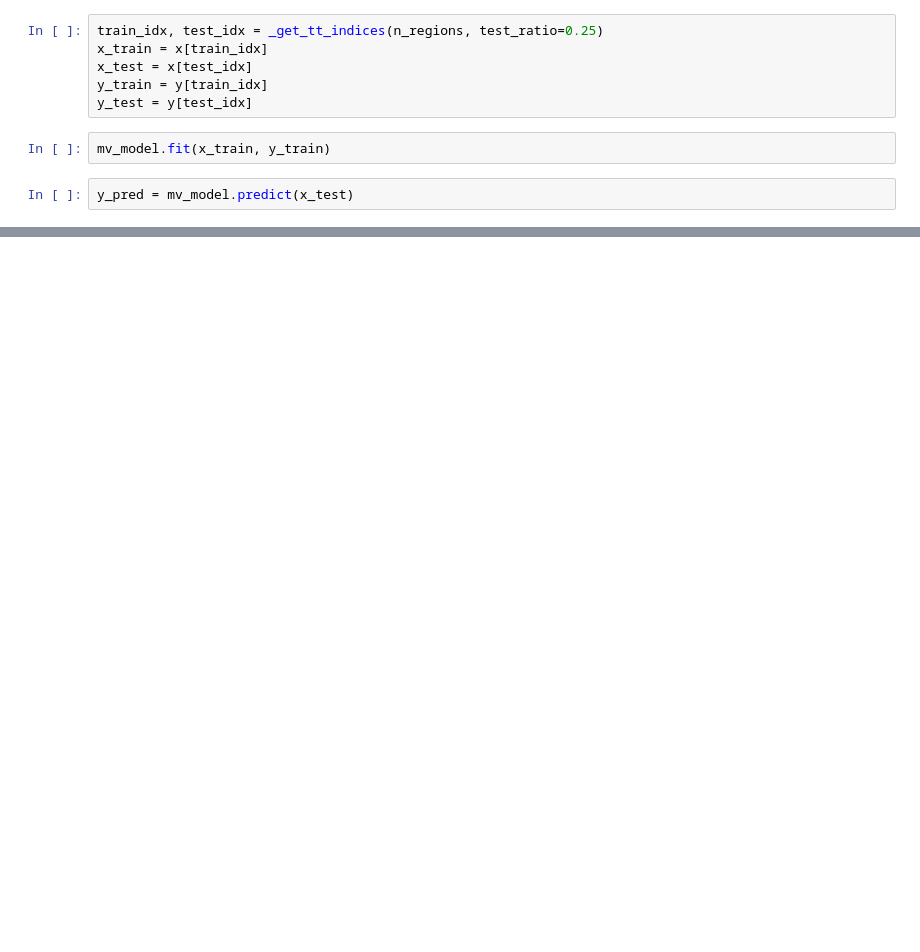
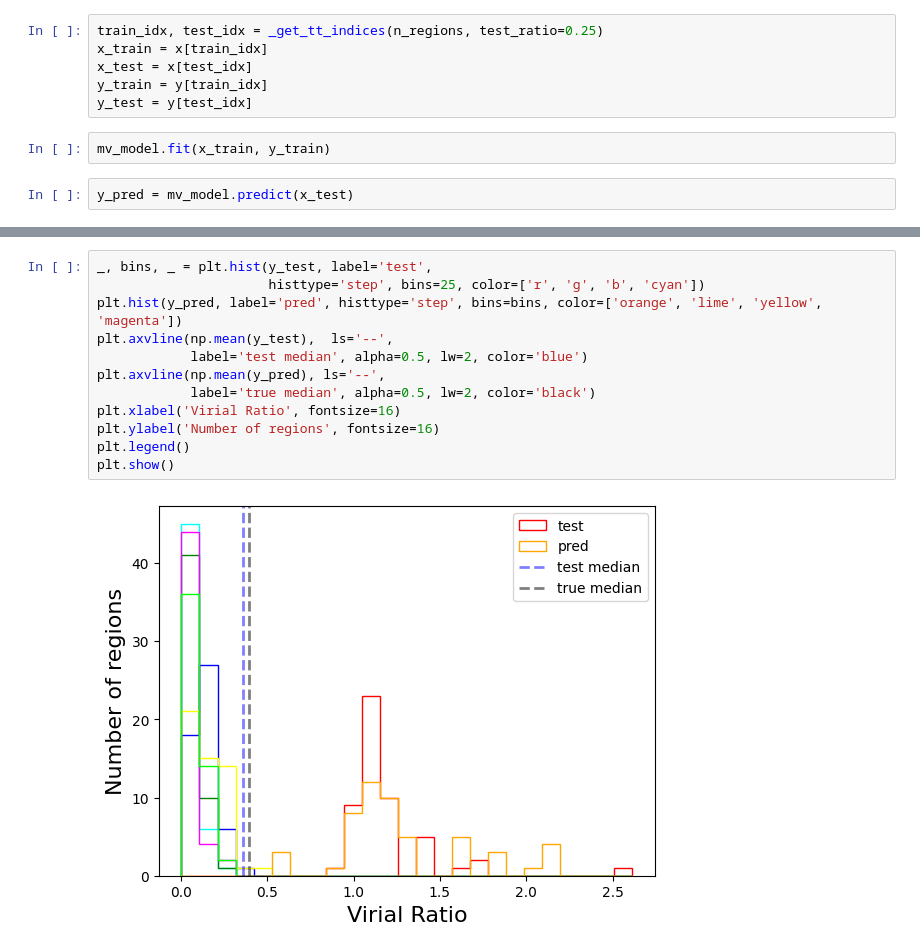
Before and after one commit to Kabelo-T/cluster_morph, a Jupyter notebook: multicam.ipynb, the cells around one changed output, grey strips where cells are left out. Drawn from its saved outputs; the diff is of its cells as text; blank space fills up the shorter version.

```diff
--- a/multicam.ipynb
+++ b/multicam.ipynb
@@ -152,0 +116,14 @@ fm2: -0.8720815992723809
+# %%
+_, bins, _ = plt.hist(y_test, label='test',
+                      histtype='step', bins=25, color=['r', 'g', 'b', 'cyan'])
+plt.hist(y_pred, label='pred', histtype='step', bins=bins, color=['orange', 'lime', 'yellow', 'magenta'])
+plt.axvline(np.mean(y_test),  ls='--',
+            label='test median', alpha=0.5, lw=2, color='blue')
+plt.axvline(np.mean(y_pred), ls='--',
+            label='true median', alpha=0.5, lw=2, color='black')
+plt.xlabel('Virial Ratio', fontsize=16)
+plt.ylabel('Number of regions', fontsize=16)
+plt.legend()
+plt.show()
+# %% [output]
+[figure, added]
```
Also changed, not shown: parts of 13 cells of this notebook, 7 other files.
